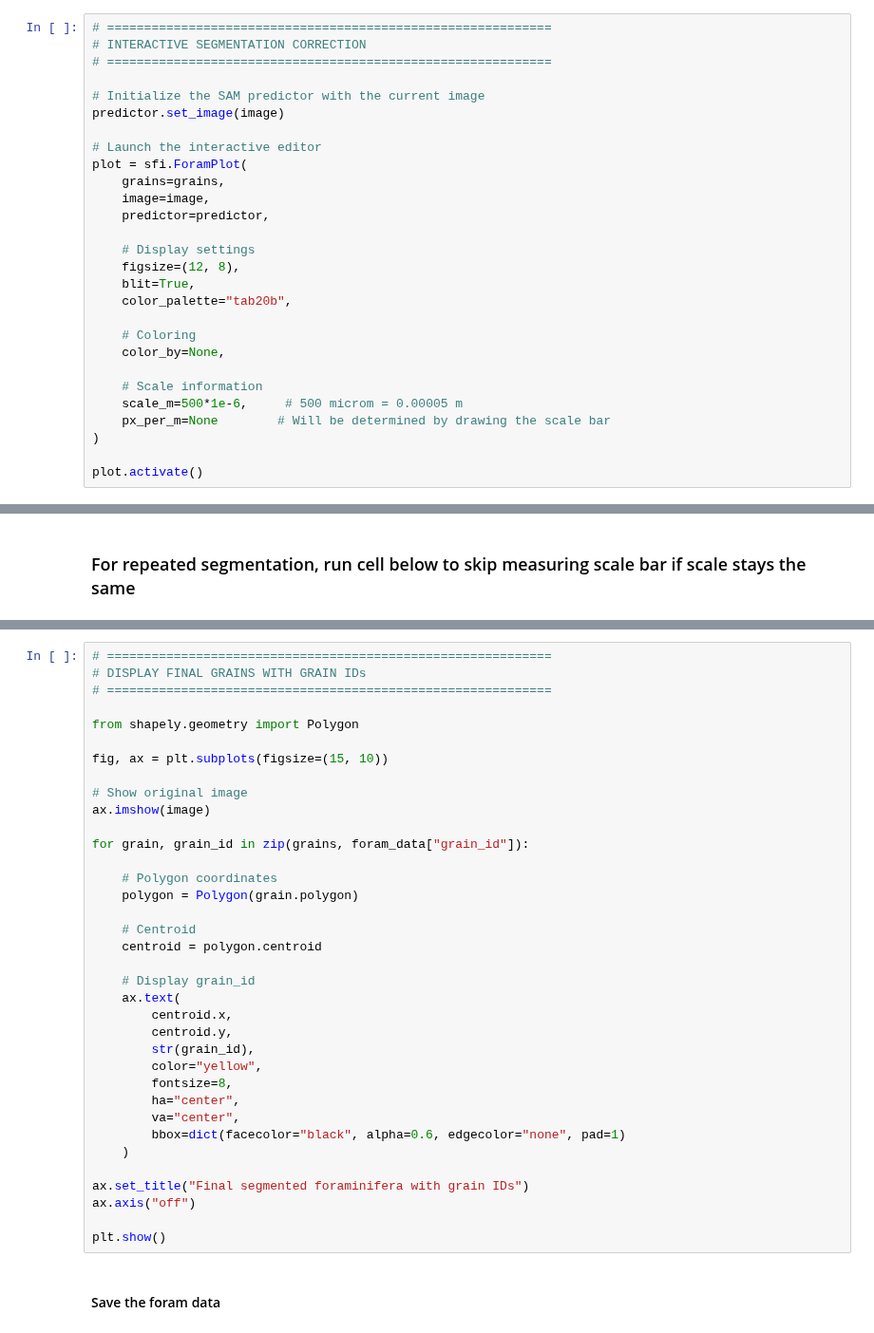
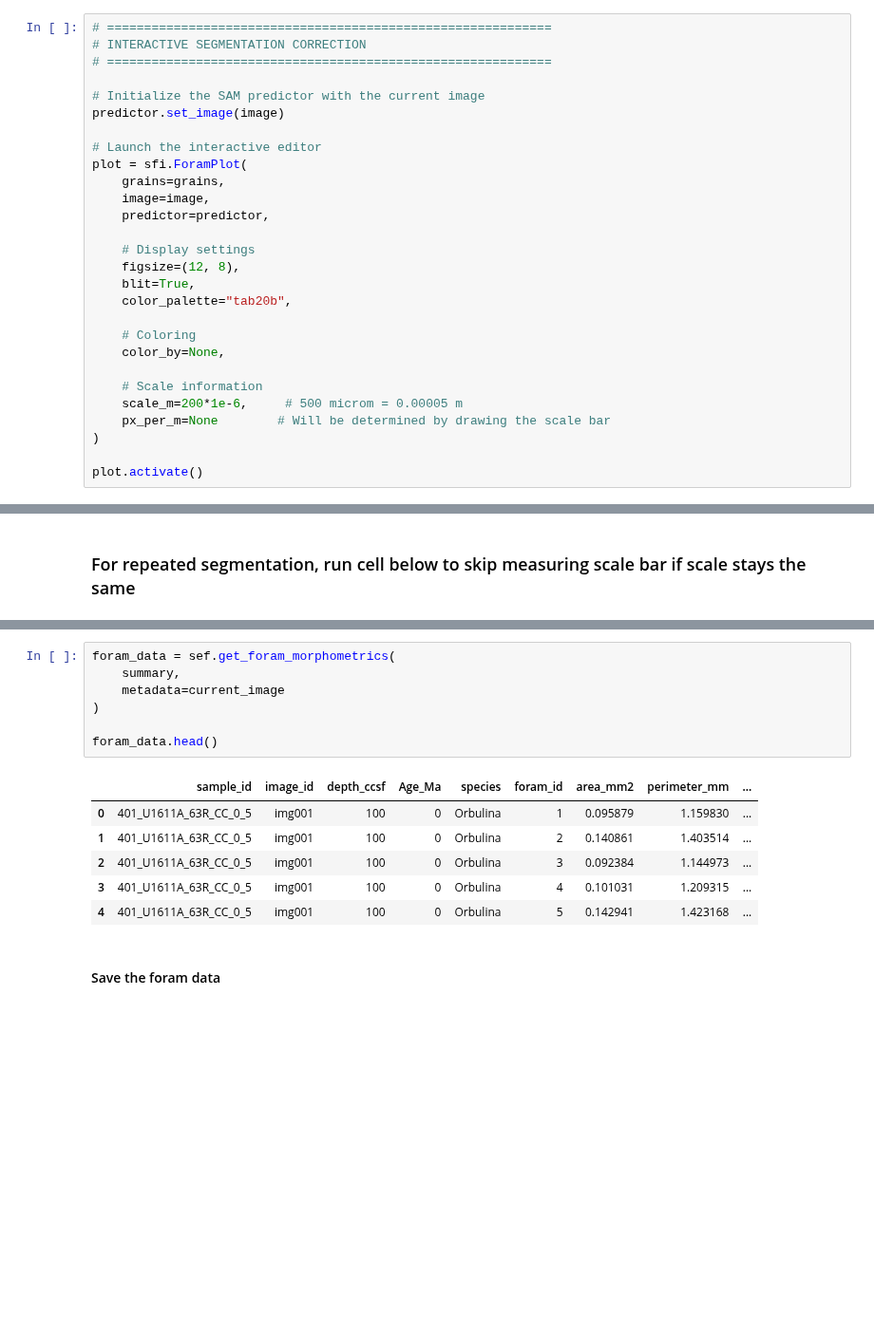
Before and after one commit to Geogabriel/SegmentEveryForam, a Jupyter notebook: notebooks/SegmentEveryForam_workflow.ipynb, the cells around one changed output, grey strips where cells are left out. Shown at 95% size. Saved outputs shown, nothing was run; the diff lists cells and outputs as text; blank space fills up the shorter version.

```diff
--- a/notebooks/SegmentEveryForam_workflow.ipynb
+++ b/notebooks/SegmentEveryForam_workflow.ipynb
@@ -263,7 +269,7 @@ plot = sfi.ForamPlot(
     color_by=None,
 
     # Scale information
-    scale_m=500*1e-6,     # 500 microm = 0.00005 m
+    scale_m=200*1e-6,     # 500 microm = 0.00005 m
     px_per_m=None        # Will be determined by drawing the scale bar
 )
 
@@ -432,39 +374,17 @@ foram_data.head()
-# %%
-# ============================================================
-# DISPLAY FINAL GRAINS WITH GRAIN IDs
-# ============================================================
-
-from shapely.geometry import Polygon
-
-fig, ax = plt.subplots(figsize=(15, 10))
-
-# Show original image
-ax.imshow(image)
-
-for grain, grain_id in zip(grains, foram_data["grain_id"]):
-
-    # Polygon coordinates
-    polygon = Polygon(grain.polygon)
-
-    # Centroid
-    centroid = polygon.centroid
-
-    # Display grain_id
-    ax.text(
-        centroid.x,
-        centroid.y,
-        str(grain_id),
-        color="yellow",
-        fontsize=8,
-        ha="center",
-        va="center",
-        bbox=dict(facecolor="black", alpha=0.6, edgecolor="none", pad=1)
-    )
-
-ax.set_title("Final segmented foraminifera with grain IDs")
-ax.axis("off")
-
-plt.show()
+# %%
+foram_data = sef.get_foram_morphometrics(
+    summary,
+    metadata=current_image
+)
+
+foram_data.head()
+# %% [output]
+|  | sample_id | image_id | depth_ccsf | Age_Ma | species | foram_id | area_mm2 | perimeter_mm | ... |
+| 0 | 401_U1611A_63R_CC_0_5 | img001 | 100 | 0 | Orbulina | 1 | 0.095879 | 1.159830 | ... |
+| 1 | 401_U1611A_63R_CC_0_5 | img001 | 100 | 0 | Orbulina | 2 | 0.140861 | 1.403514 | ... |
+| 2 | 401_U1611A_63R_CC_0_5 | img001 | 100 | 0 | Orbulina | 3 | 0.092384 | 1.144973 | ... |
+| 3 | 401_U1611A_63R_CC_0_5 | img001 | 100 | 0 | Orbulina | 4 | 0.101031 | 1.209315 | ... |
+| 4 | 401_U1611A_63R_CC_0_5 | img001 | 100 | 0 | Orbulina | 5 | 0.142941 | 1.423168 | ... |
 # %% [markdown]
 #### Save the foram data
 # %%
```
Also changed, not shown: parts of 18 cells of this notebook, 2 other files.
